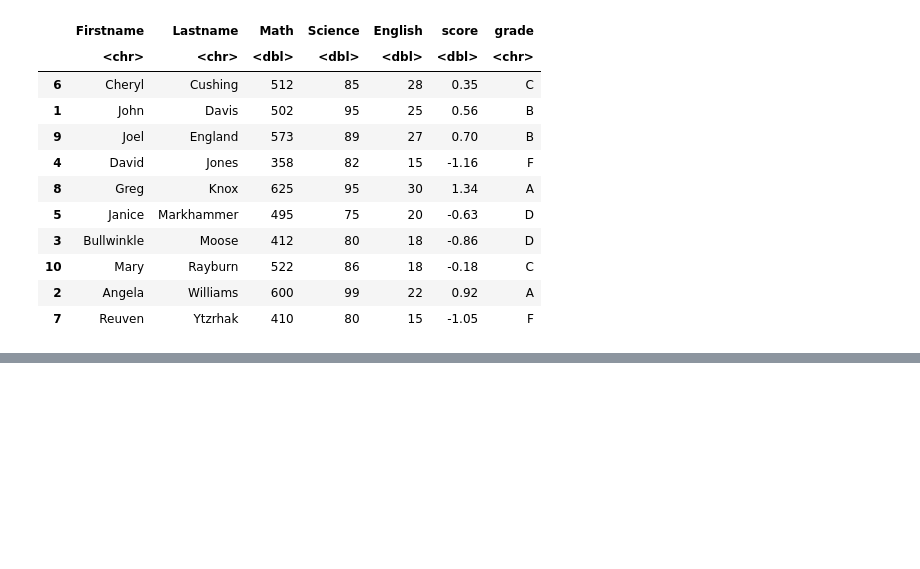
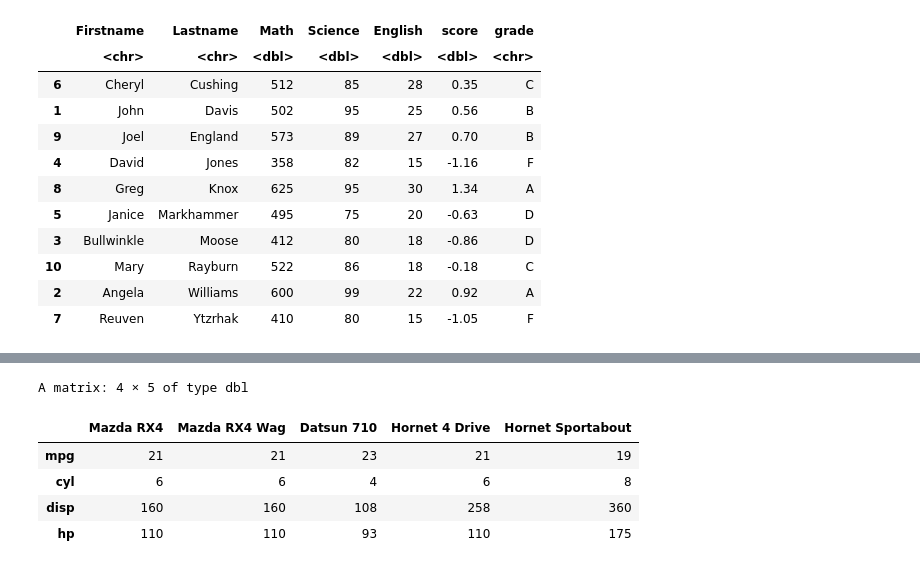
Before and after one commit to ruishuQU/R-IN-ACTION, a Jupyter notebook: code/ch05 高级数据管理.ipynb, the cells around one changed output, grey strips where cells are left out. Cells and saved outputs as stored; diff of their text form; code cells hidden in the pictures; blank space fills up the shorter version.

```diff
--- a/code/ch05 高级数据管理.ipynb
+++ b/code/ch05 高级数据管理.ipynb
@@ -278,0 +421,9 @@ A data.frame: 10 × 7
+# %%
+t(cars)
+# %% [output]
+A matrix: 4 × 5 of type dbl
+|  | Mazda RX4 | Mazda RX4 Wag | Datsun 710 | Hornet 4 Drive | Hornet Sportabout |
+| mpg | 21 | 21 | 23 | 21 | 19 |
+| cyl | 6 | 6 | 4 | 6 | 8 |
+| disp | 160 | 160 | 108 | 258 | 360 |
+| hp | 110 | 110 | 93 | 110 | 175 |
```
Also changed, not shown: parts of 15 cells of this notebook.
